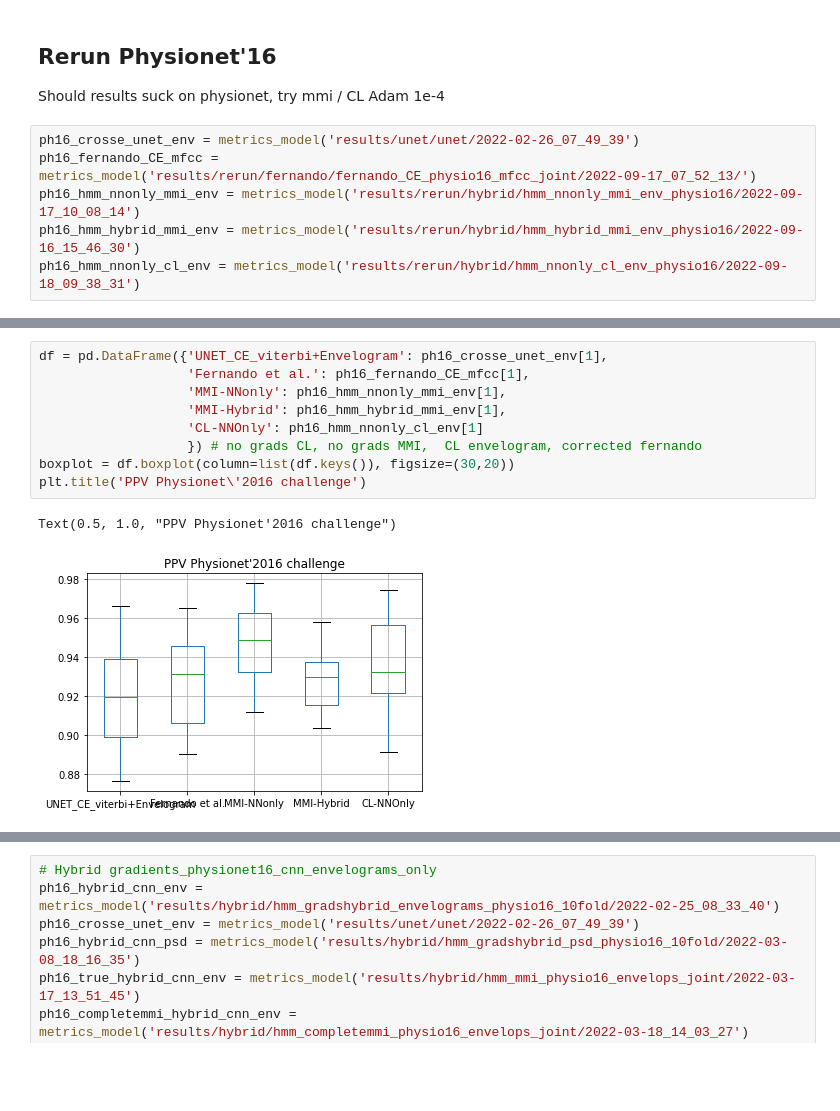
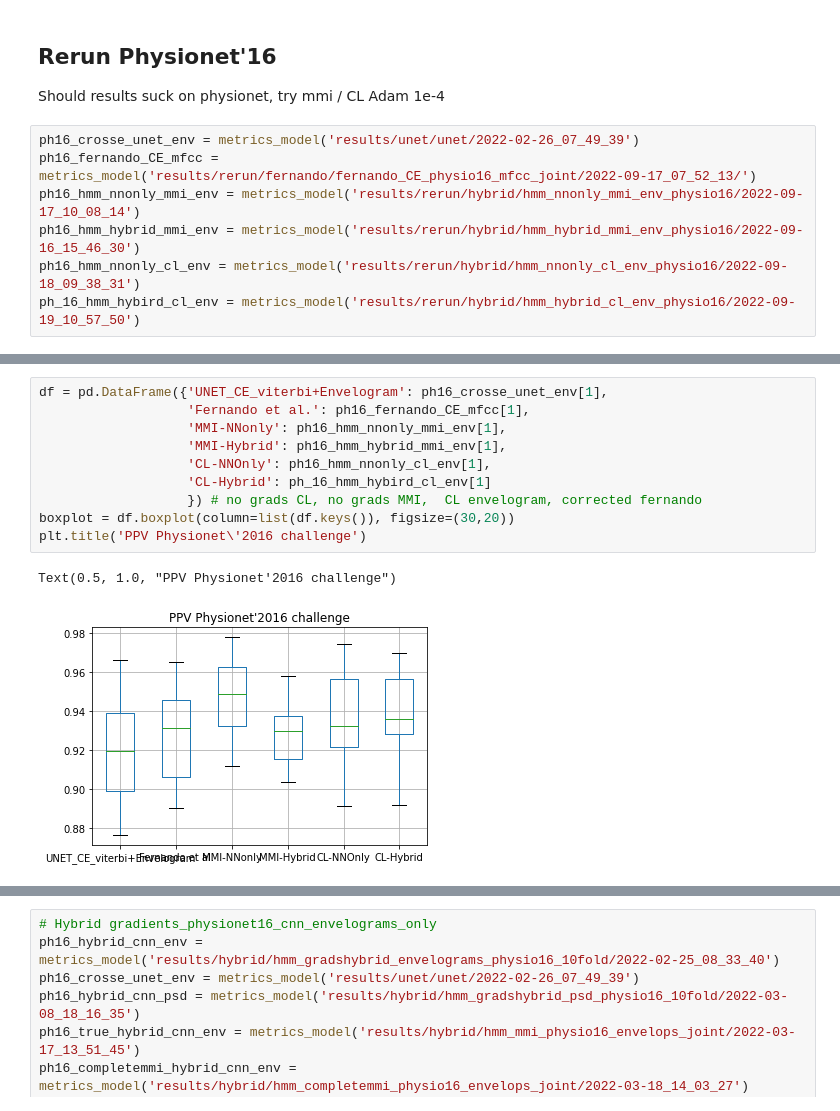
Before and after one commit to miguelmartins/hybrid-hmm, a Jupyter notebook: notebooks/physionet16_eval.ipynb, the cells around one changed output, grey strips where cells are left out. Saved outputs shown, nothing was run; the diff lists cells and outputs as text; blank space fills up the shorter version.

Commit message:
Add hmm CL nn hybrid ph16

```diff
--- a/notebooks/physionet16_eval.ipynb
+++ b/notebooks/physionet16_eval.ipynb
@@ -184,4 +185,5 @@ ph16_fernando_CE_mfcc = metrics_model('results/rerun/fernando/fernando_CE_physio
 ph16_hmm_nnonly_mmi_env = metrics_model('results/rerun/hybrid/hmm_nnonly_mmi_env_physio16/2022-09-17_10_08_14')
 ph16_hmm_hybrid_mmi_env = metrics_model('results/rerun/hybrid/hmm_hybrid_mmi_env_physio16/2022-09-16_15_46_30')
 ph16_hmm_nnonly_cl_env = metrics_model('results/rerun/hybrid/hmm_nnonly_cl_env_physio16/2022-09-18_09_38_31')
+ph_16_hmm_hybird_cl_env = metrics_model('results/rerun/hybrid/hmm_hybrid_cl_env_physio16/2022-09-19_10_57_50')
 # %%
@@ -191,15 +209,16 @@ ph16_hmm_nnonly_cl_env = metrics_model('results/rerun/hybrid/hmm_nnonly_cl_env_p
 # %%
 df = pd.DataFrame({'UNET_CE_viterbi+Envelogram': ph16_crosse_unet_env[1],
                    'Fernando et al.': ph16_fernando_CE_mfcc[1],
                    'MMI-NNonly': ph16_hmm_nnonly_mmi_env[1],
                    'MMI-Hybrid': ph16_hmm_hybrid_mmi_env[1],
-                   'CL-NNOnly': ph16_hmm_nnonly_cl_env[1]
+                   'CL-NNOnly': ph16_hmm_nnonly_cl_env[1],
+                   'CL-Hybrid': ph_16_hmm_hybird_cl_env[1]
                    }) # no grads CL, no grads MMI,  CL envelogram, corrected fernando
 boxplot = df.boxplot(column=list(df.keys()), figsize=(30,20))
 plt.title('PPV Physionet\'2016 challenge')
 # %% [output]
 Text(0.5, 1.0, "PPV Physionet'2016 challenge")
-[figure, old version]
+[figure, new version]
 # %%
 df = pd.DataFrame({'UNET_CE_viterbi+Envelogram': ph16_crosse_unet_env[2],
                    'Fernando et al.': ph16_fernando_CE_mfcc[2],
```
Also changed, not shown: parts of 3 cells of this notebook.
